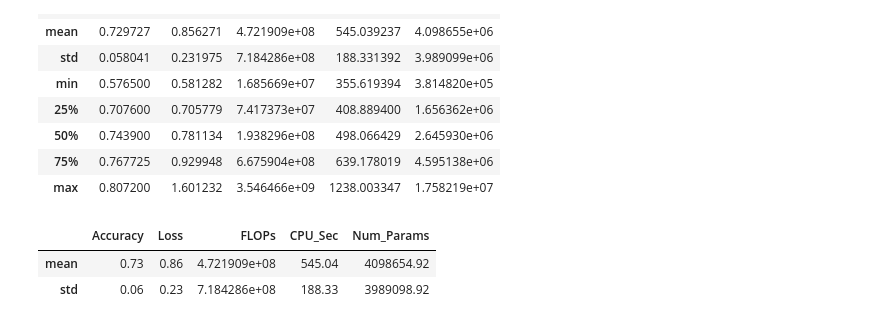
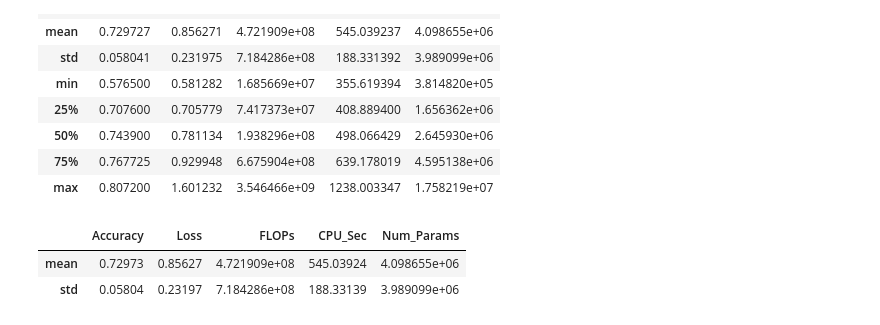
Before and after one commit to July230/TC3002B, a Jupyter notebook: dice.ipynb, the cells around one changed output. Drawn from its saved outputs; the diff is of its cells as text; code cells hidden in the pictures.

```diff
--- a/dice.ipynb
+++ b/dice.ipynb
@@ -139,12 +139,12 @@ results
 | max | 0.807200 | 1.601232 | 3.546466e+09 | 1238.003347 | 1.758219e+07 |
 # %%
 # Recuperar media y desviación estándar
-final = results.loc[["mean", "std"]].round(2)
+final = results.loc[["mean", "std"]].round(5)
 final
 # %% [output]
 |  | Accuracy | Loss | FLOPs | CPU_Sec | Num_Params |
-| mean | 0.73 | 0.86 | 4.721909e+08 | 545.04 | 4098654.92 |
-| std | 0.06 | 0.23 | 7.184286e+08 | 188.33 | 3989098.92 |
+| mean | 0.72973 | 0.85627 | 4.721909e+08 | 545.03924 | 4.098655e+06 |
+| std | 0.05804 | 0.23197 | 7.184286e+08 | 188.33139 | 3.989099e+06 |
 # %%
 # Convertir a CSV
 final.to_csv("finalCSV.csv", index=False)
```
Also changed, not shown: 1 other file.
